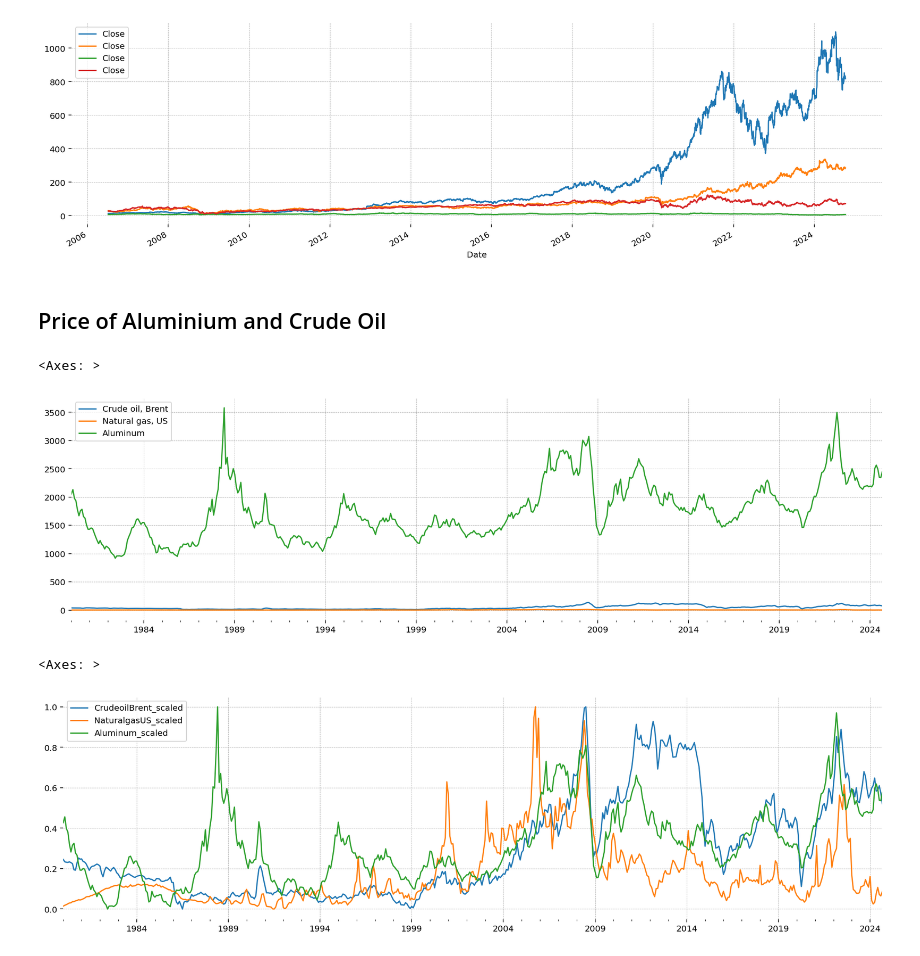
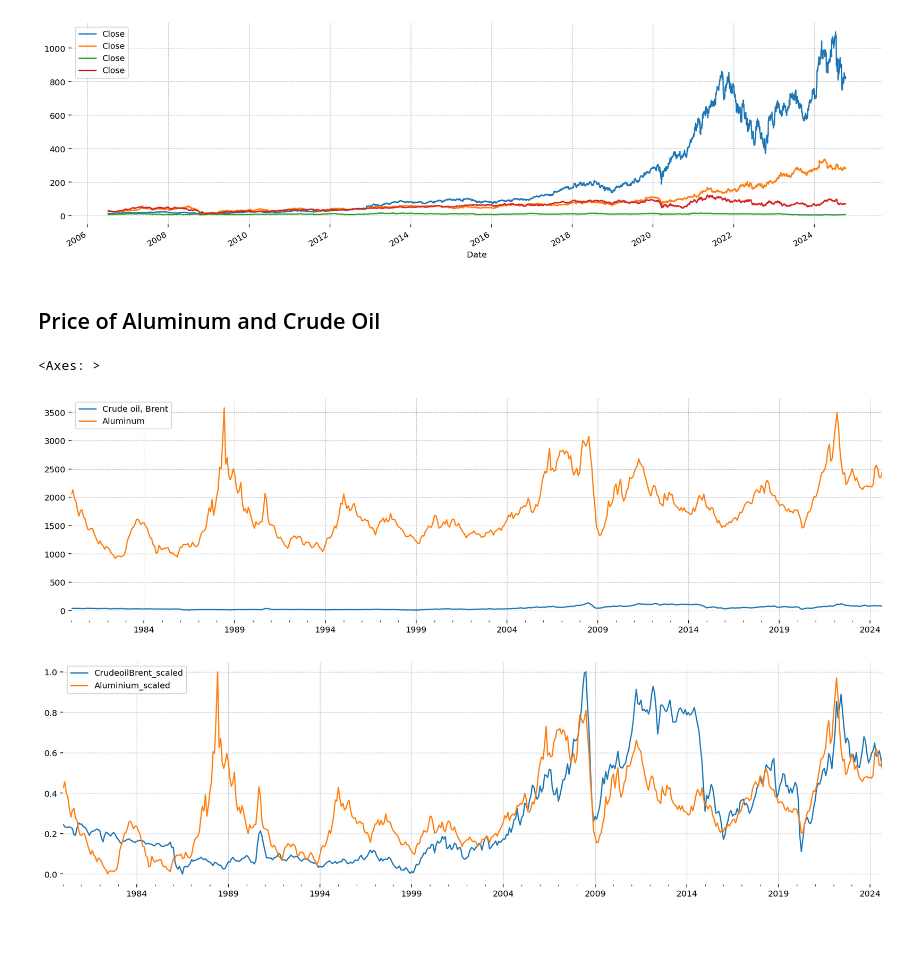
Before and after one commit to powell001/API_Data, a Jupyter notebook: code/googleFinance.ipynb, the cells around one changed output. Cells and saved outputs as stored; diff of their text form; code cells hidden in the pictures.

```diff
--- a/code/googleFinance.ipynb
+++ b/code/googleFinance.ipynb
@@ -73,7 +74,7 @@ dt1.plot()
 <Axes: xlabel='Date'>
 [figure]
 # %% [markdown]
-## Price of Aluminium and Crude Oil
+## Price of Aluminum and Crude Oil
 # %%
 file_path = '../data/CMO-Historical-Data-Monthly.xlsx'
 
@@ -85,22 +86,24 @@ data.index = pd.date_range("1960-01-01", periods=data.shape[0], freq="MS")
 
 data = data.loc['1980-01-01':,:]
 data_original = data.copy()
-data_original = data_original[['Crude oil, Brent', 'Natural gas, US', 'Aluminum']]
+data_original = data_original[['Crude oil, Brent', 'Aluminum']]
+data_original['Aluminum'] = data_original['Aluminum'].astype("float")
+data_original['Crude oil, Brent'] = data_original['Crude oil, Brent'].astype("float")
 
 data_original.plot()
 # %% [output]
 <Axes: >
-[figure, old version]
+[figure, new version]
 # %%
 scaler = MinMaxScaler()
 data_scaled = scaler.fit(data_original)
 data_scaled = scaler.transform(data_original)
 data_scaled.dtype
 type(data_scaled)
 data_scaled.shape
 
-data_original[['CrudeoilBrent_scaled', 'NaturalgasUS_scaled', 'Aluminum_scaled']] = scaler.transform(data_original)
-data_original[['CrudeoilBrent_scaled', 'NaturalgasUS_scaled', 'Aluminum_scaled']].plot()
+data_original[['CrudeoilBrent_scaled', 'Aluminium_scaled']] = scaler.transform(data_original)
+data_original[['CrudeoilBrent_scaled', 'Aluminium_scaled']].plot()
+plt.savefig("Aluminum_Oil")
 # %% [output]
-<Axes: >
-[figure, old version]
+[figure, new version]
```
Also changed, not shown: parts of 9 cells of this notebook, 1 other file.
